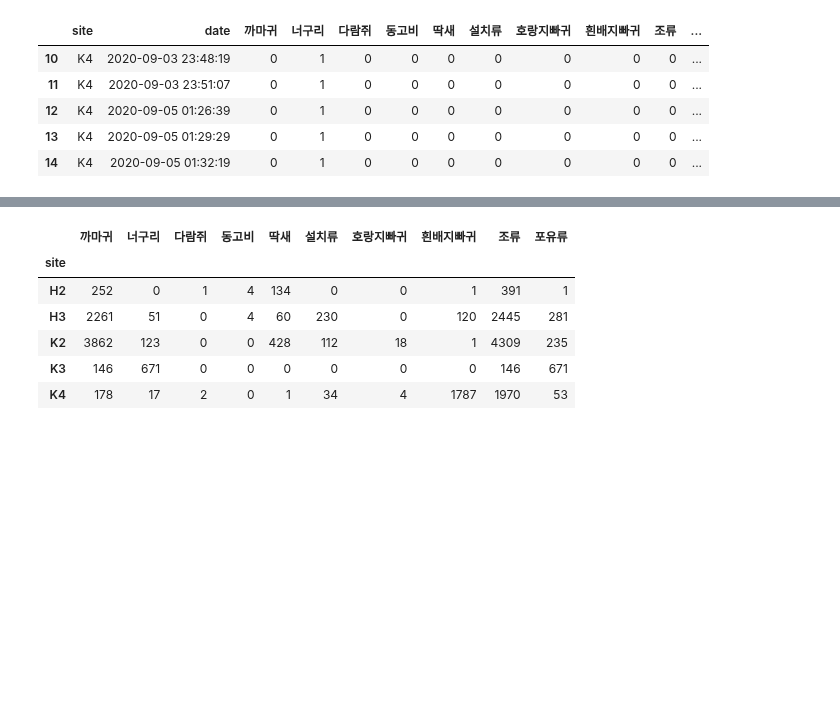
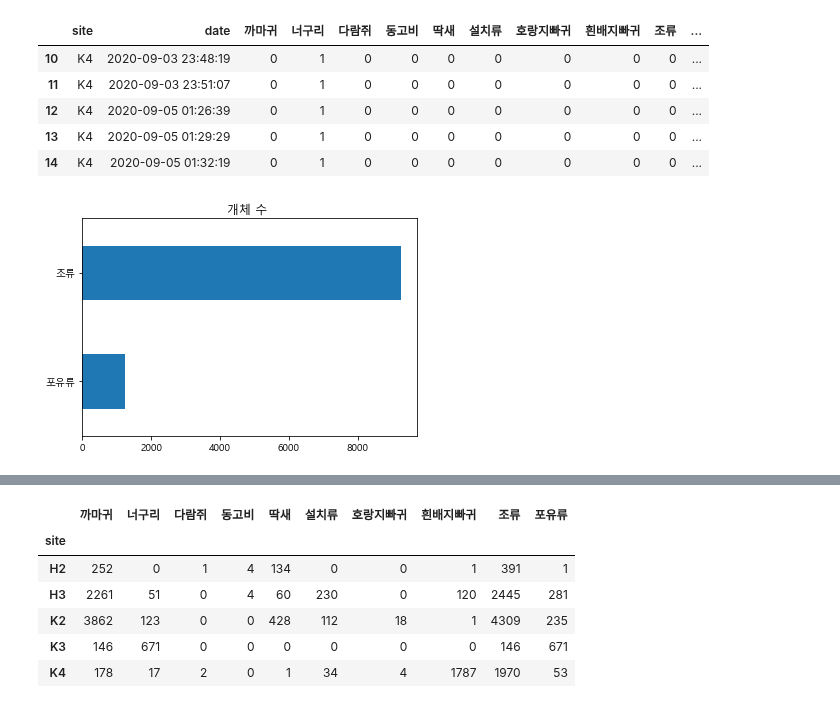
Before and after one commit to sogangori/animal_detection, a Jupyter notebook: pig_analysis_20201214.ipynb, the cells around one changed output, grey strips where cells are left out. Saved outputs shown, nothing was run; the diff lists cells and outputs as text; code cells hidden in the pictures; blank space fills up the shorter version.

```diff
--- a/pig_analysis_20201214.ipynb
+++ b/pig_analysis_20201214.ipynb
@@ -159,3 +227,7 @@ dfh.head()
 | 12 | K4 | 2020-09-05 01:26:39 | 0 | 1 | 0 | 0 | 0 | 0 | 0 | 0 | 0 | ... |
 | 13 | K4 | 2020-09-05 01:29:29 | 0 | 1 | 0 | 0 | 0 | 0 | 0 | 0 | 0 | ... |
 | 14 | K4 | 2020-09-05 01:32:19 | 0 | 1 | 0 | 0 | 0 | 0 | 0 | 0 | 0 | ... |
+# %%
+axe = dfh[['조류','포유류']].sum().sort_values().plot.barh(title='개체 수 ')
+# %% [output]
+[figure, added]
```
Also changed, not shown: parts of 19 cells of this notebook.
